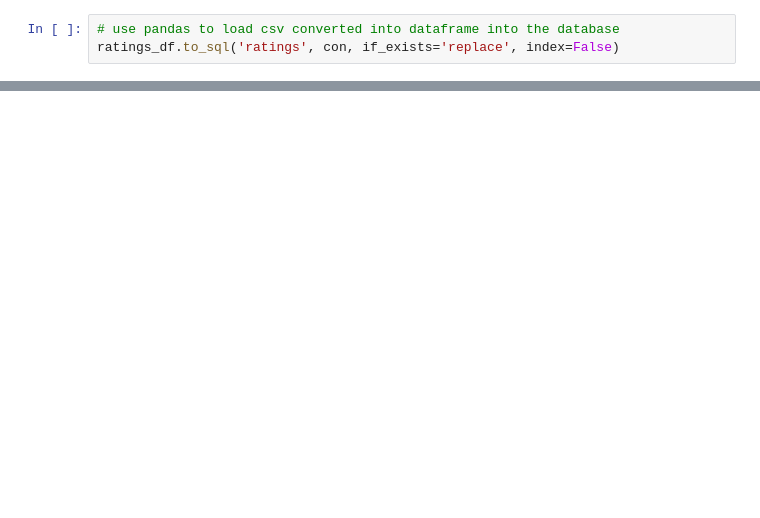
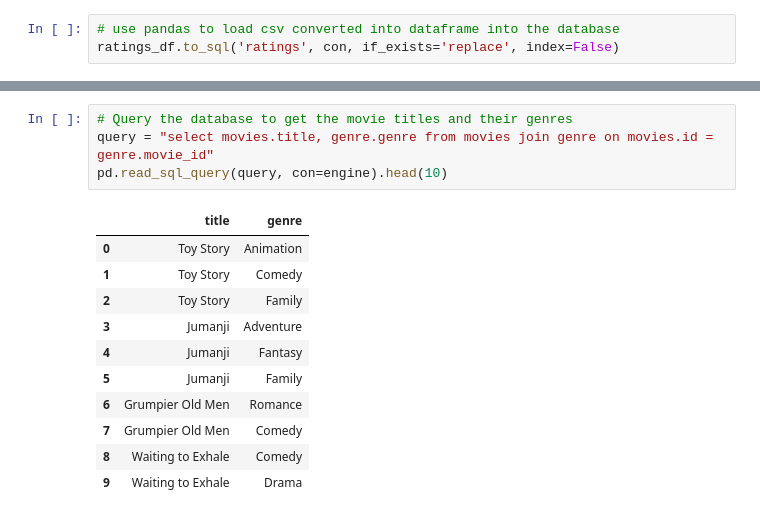
Before and after one commit to bsdutton/PROJECT2---ETL, a Jupyter notebook: ETL_ali_yuntian_Vasanta.ipynb, the cells around one changed output, grey strips where cells are left out. Cells and saved outputs as stored; diff of their text form; blank space fills up the shorter version.

```diff
--- a/ETL_ali_yuntian_Vasanta.ipynb
+++ b/ETL_ali_yuntian_Vasanta.ipynb
@@ -256,0 +286,16 @@ pd.read_sql_query('select * from links', con=engine).head()
+# %%
+# Query the database to get the movie titles and their genres
+query = "select movies.title, genre.genre from movies join genre on movies.id = genre.movie_id"
+pd.read_sql_query(query, con=engine).head(10)
+# %% [output]
+|  | title | genre |
+| 0 | Toy Story | Animation |
+| 1 | Toy Story | Comedy |
+| 2 | Toy Story | Family |
+| 3 | Jumanji | Adventure |
+| 4 | Jumanji | Fantasy |
+| 5 | Jumanji | Family |
+| 6 | Grumpier Old Men | Romance |
+| 7 | Grumpier Old Men | Comedy |
+| 8 | Waiting to Exhale | Comedy |
+| 9 | Waiting to Exhale | Drama |
```
Also changed, not shown: parts of 14 cells of this notebook, 1 other file.
